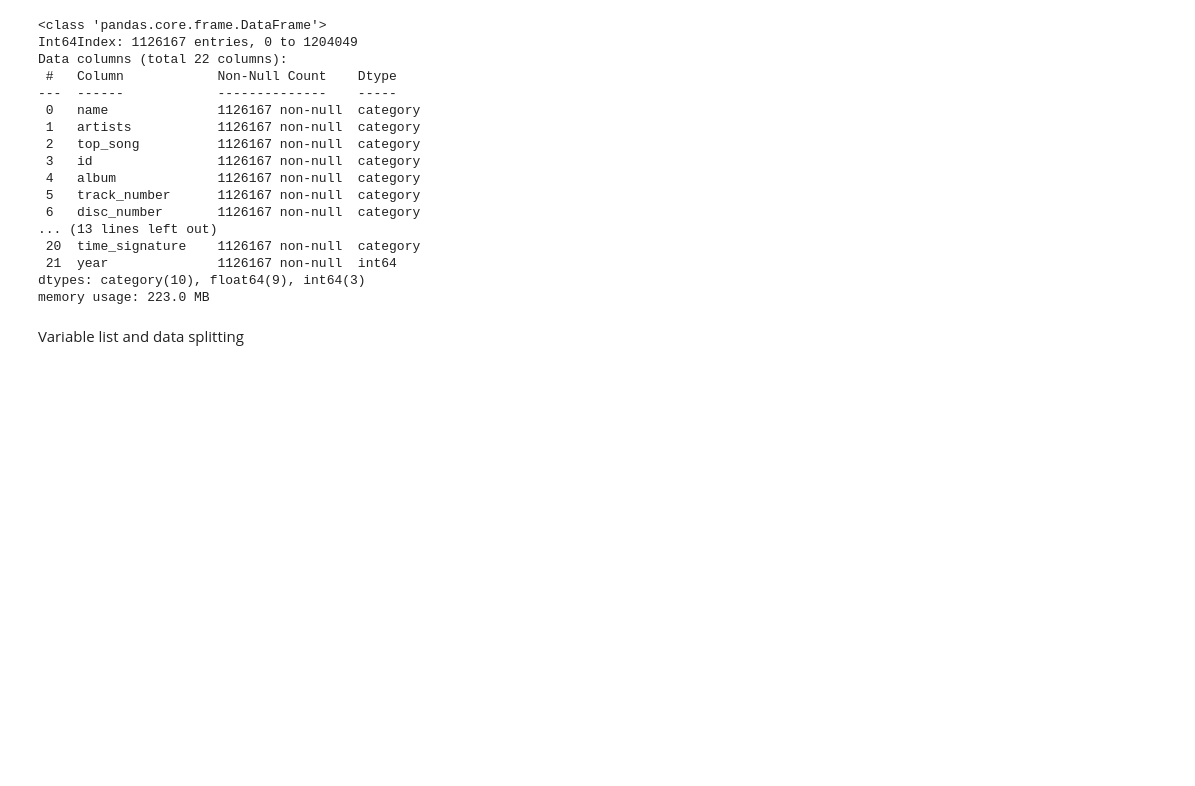
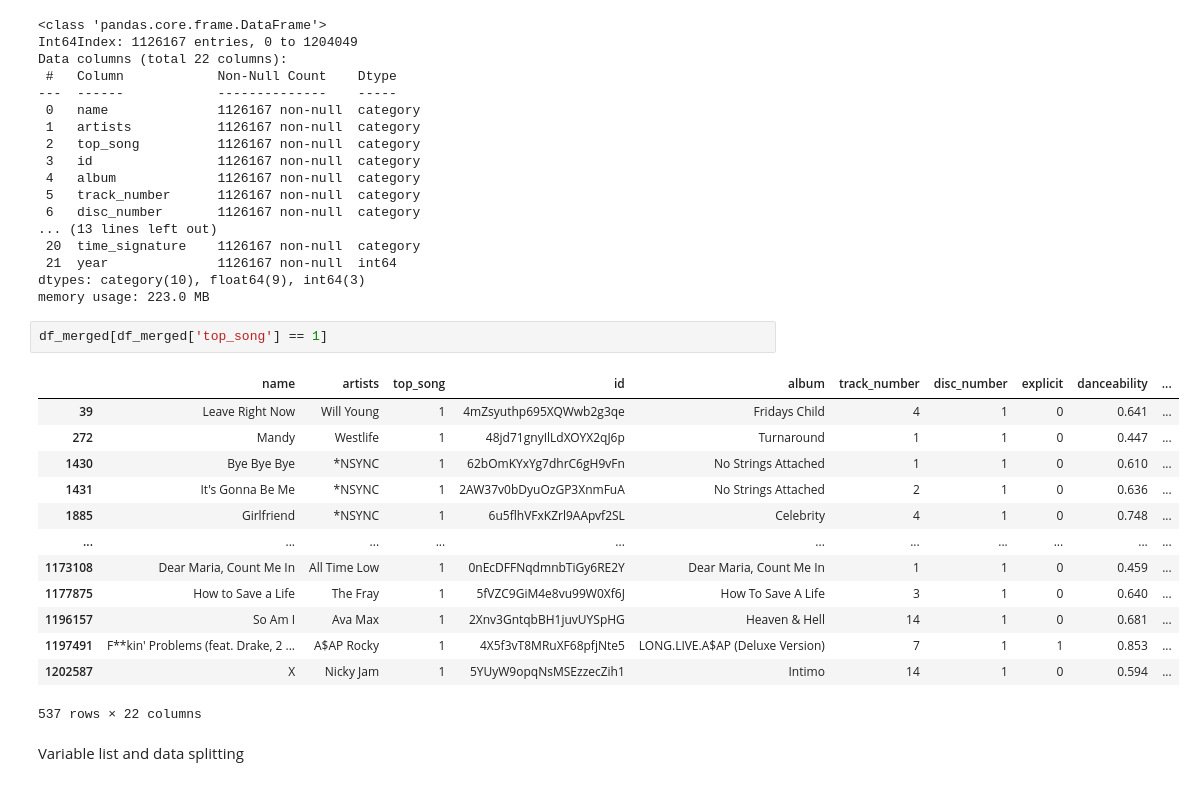
Before and after one commit to SvenWeiss-HDM/Classification, a Jupyter notebook: Dataexploration.ipynb, the cells around one changed output. Cells and saved outputs as stored; diff of their text form; blank space fills up the shorter version.

```diff
--- a/Dataexploration.ipynb
+++ b/Dataexploration.ipynb
@@ -199,6 +208,22 @@ Data columns (total 22 columns):
  21  year              1126167 non-null  int64
 dtypes: category(10), float64(9), int64(3)
 memory usage: 223.0 MB
+# %%
+df_merged[df_merged['top_song'] == 1]
+# %% [output]
+|  | name | artists | top_song | id | album | track_number | disc_number | explicit | danceability | ... |
+| 39 | Leave Right Now | Will Young | 1 | 4mZsyuthp695XQWwb2g3qe | Fridays Child | 4 | 1 | 0 | 0.641 | ... |
+| 272 | Mandy | Westlife | 1 | 48jd71gnyIlLdXOYX2qJ6p | Turnaround | 1 | 1 | 0 | 0.447 | ... |
+| 1430 | Bye Bye Bye | *NSYNC | 1 | 62bOmKYxYg7dhrC6gH9vFn | No Strings Attached | 1 | 1 | 0 | 0.610 | ... |
+| 1431 | It's Gonna Be Me | *NSYNC | 1 | 2AW37v0bDyuOzGP3XnmFuA | No Strings Attached | 2 | 1 | 0 | 0.636 | ... |
+| 1885 | Girlfriend | *NSYNC | 1 | 6u5flhVFxKZrl9AApvf2SL | Celebrity | 4 | 1 | 0 | 0.748 | ... |
+| ... | ... | ... | ... | ... | ... | ... | ... | ... | ... | ... |
+| 1173108 | Dear Maria, Count Me In | All Time Low | 1 | 0nEcDFFNqdmnbTiGy6RE2Y | Dear Maria, Count Me In | 1 | 1 | 0 | 0.459 | ... |
+| 1177875 | How to Save a Life | The Fray | 1 | 5fVZC9GiM4e8vu99W0Xf6J | How To Save A Life | 3 | 1 | 0 | 0.640 | ... |
+| 1196157 | So Am I | Ava Max | 1 | 2Xnv3GntqbBH1juvUYSpHG | Heaven & Hell | 14 | 1 | 0 | 0.681 | ... |
+| 1197491 | F**kin' Problems (feat. Drake, 2 ... | A$AP Rocky | 1 | 4X5f3vT8MRuXF68pfjNte5 | LONG.LIVE.A$AP (Deluxe Version) | 7 | 1 | 1 | 0.853 | ... |
+| 1202587 | X | Nicky Jam | 1 | 5YUyW9opqNsMSEzzecZih1 | Intimo | 14 | 1 | 0 | 0.594 | ... |
+537 rows × 22 columns
 # %% [markdown]
 Variable list and data splitting
 # %%
```
Also changed, not shown: parts of 18 cells of this notebook.
